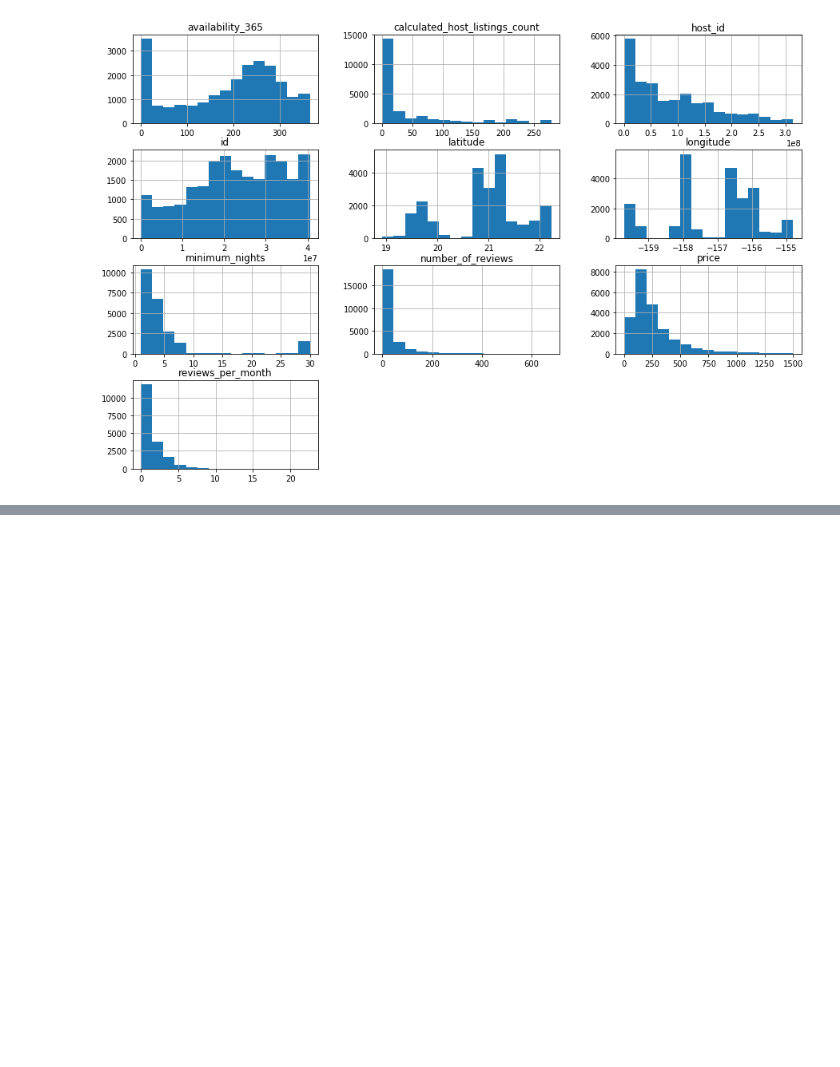
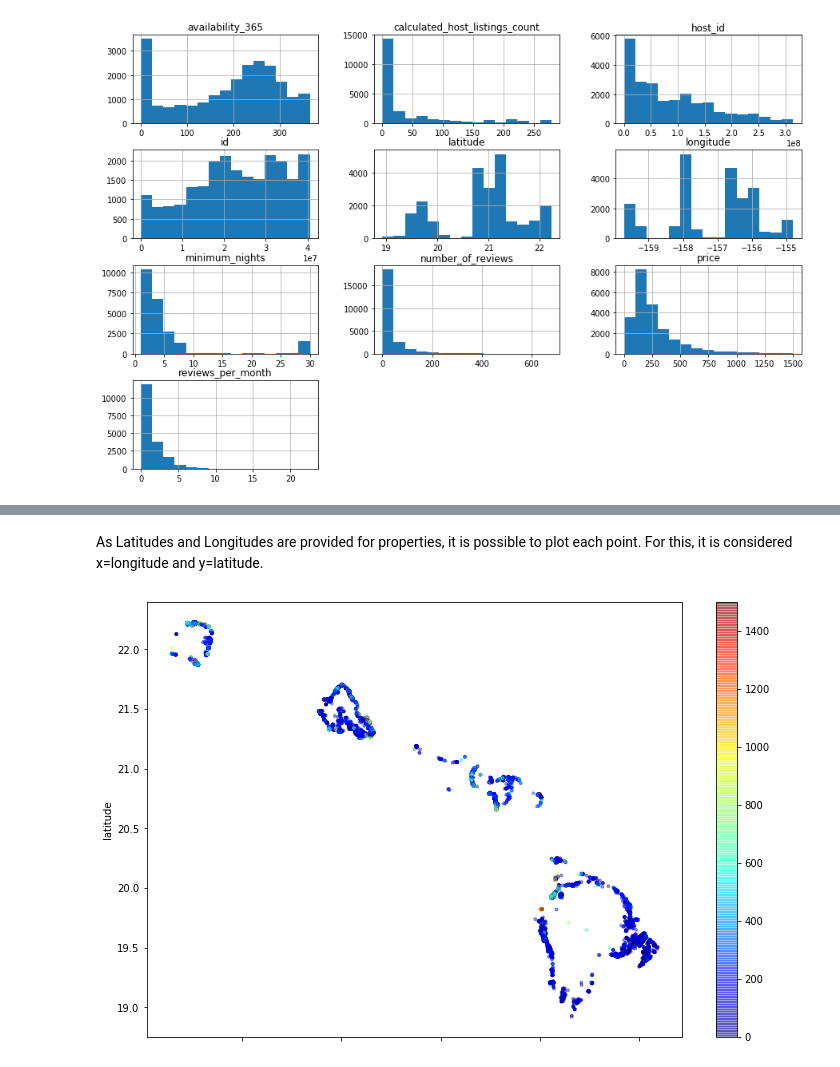
Before and after one commit to glauciodrumond/Data_Science_Projects, a Jupyter notebook: Airbnb_Data_Analysis__Hawaii.ipynb, the cells around one changed output, grey strips where cells are left out. Drawn from its saved outputs; the diff is of its cells as text; code cells hidden in the pictures; blank space fills up the shorter version.

```diff
--- a/Airbnb_Data_Analysis__Hawaii.ipynb
+++ b/Airbnb_Data_Analysis__Hawaii.ipynb
@@ -182,0 +288,7 @@ df_clean.hist(bins=15, figsize=(15,10));
+# %% [markdown]
+As Latitudes and Longitudes are provided for properties, it is possible to plot each point. For this, it is considered x=longitude and y=latitude.
+# %%
+df_clean.plot(kind="scatter", x='longitude', y='latitude', alpha=0.4, c=df_clean['price'], s=8,
+              cmap=plt.get_cmap('jet'), figsize=(12,8));
+# %% [output]
+[figure, added]
```
Also changed, not shown: parts of 21 cells of this notebook.
